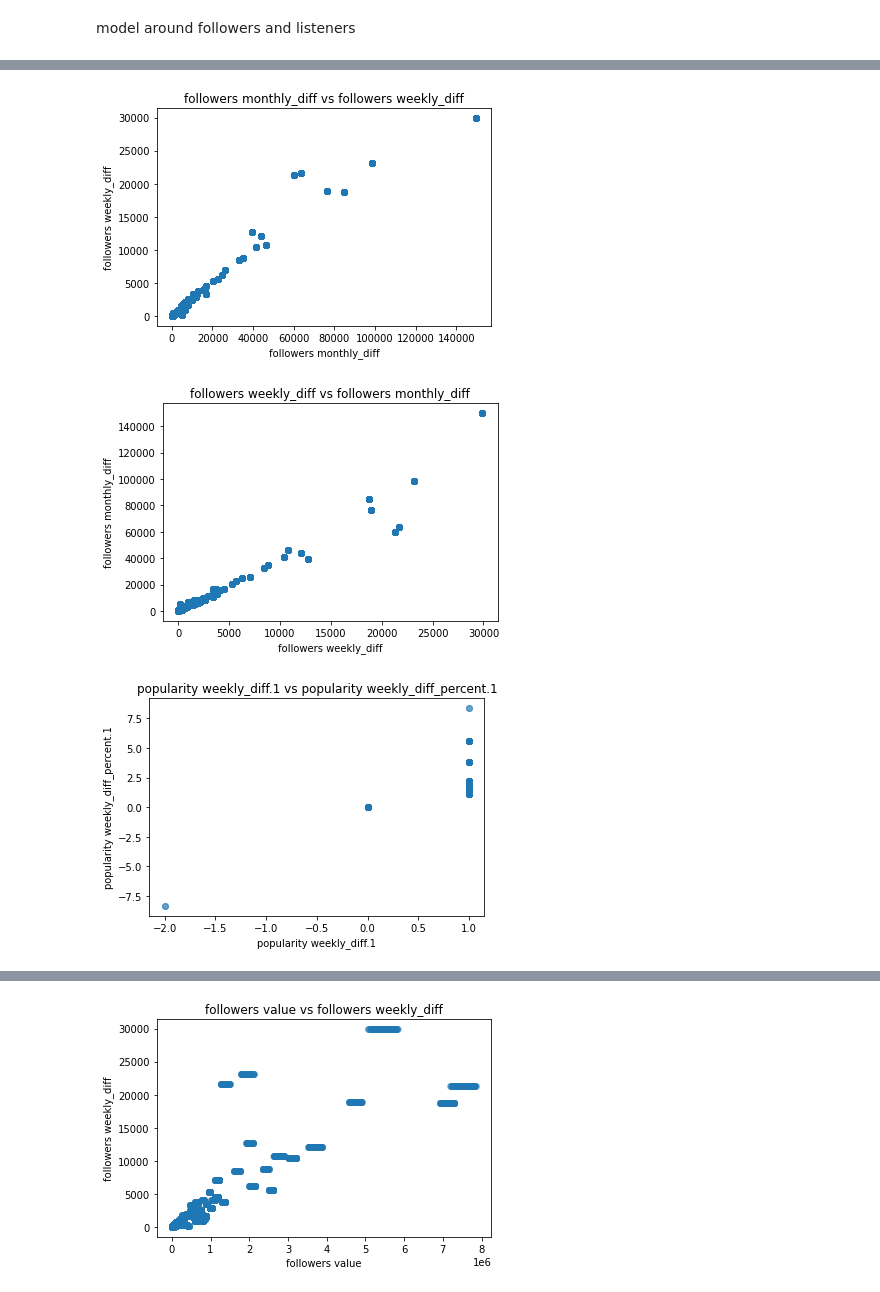
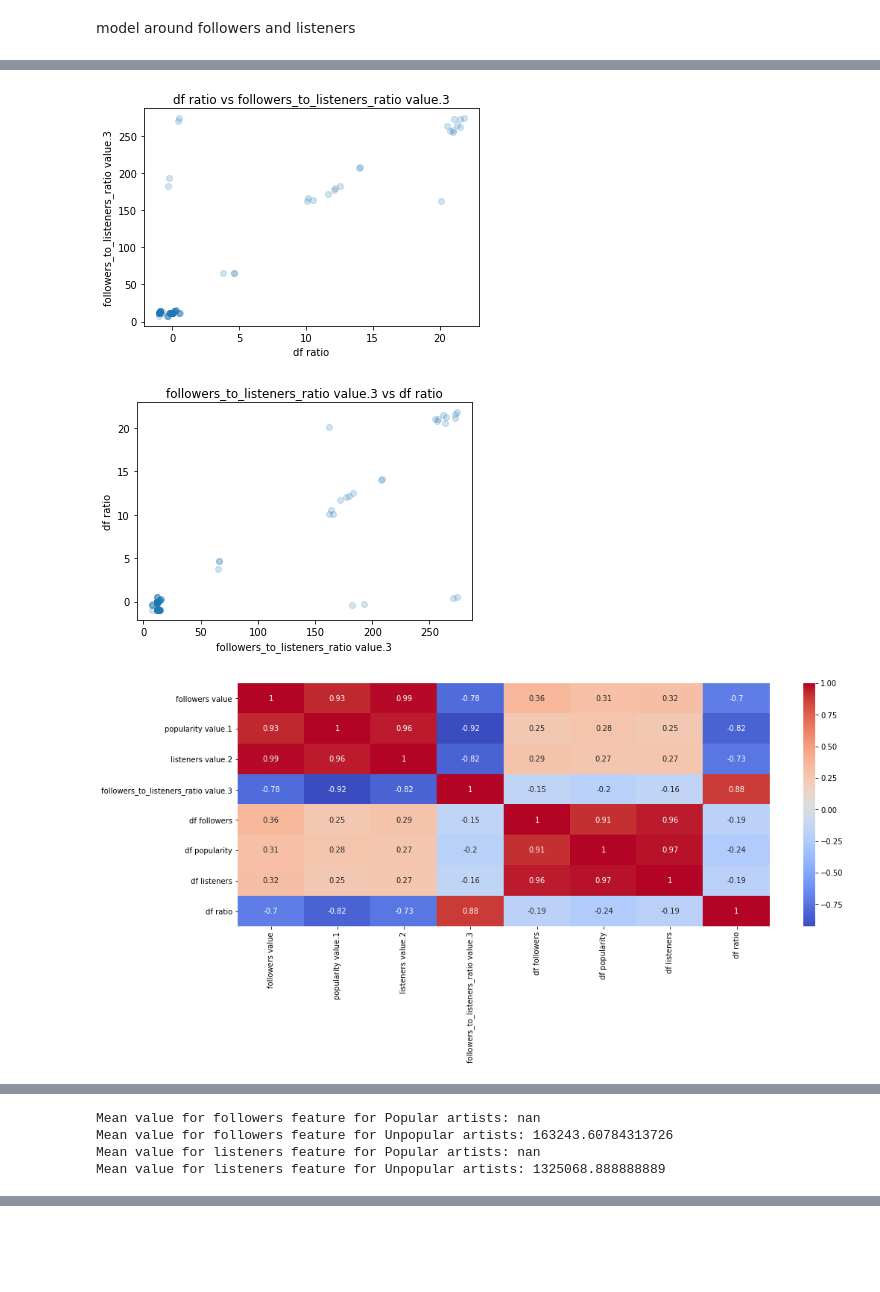
Before and after one commit to Tony363/Chartmetric_Analysis, a Jupyter notebook: Chartmetric_DataConsolidation.ipynb, the cells around one changed output, grey strips where cells are left out. Cells and saved outputs as stored; diff of their text form; code cells hidden in the pictures; blank space fills up the shorter version.

```diff
--- a/Chartmetric_DataConsolidation.ipynb
+++ b/Chartmetric_DataConsolidation.ipynb
@@ -409,11 +494,11 @@ model around followers and listeners
 # %%
-    # data clean
-    df = load_data()
-    set_view_options(max_cols=50, max_rows=50, max_colwidth=40, dis_width=250)
-    duplicated = True in df.columns.duplicated()
-    print(f"duplicate columns: {duplicated}")
-    df = rename_columns(df)
-    df = group_time(df)
-    df
+# data clean
+df = load_data()
+set_view_options(max_cols=50, max_rows=50, max_colwidth=40, dis_width=250)
+duplicated = True in df.columns.duplicated()
+print(f"duplicate columns: {duplicated}\n")
+df = rename_columns(df)
+df.fillna(df.mean(),inplace=True)
+grp,grp_std,grp_norm,grp_stdnorm = group_time(df)
 # %% [output]
 duplicate columns: False
@@ -435,11 +505,19 @@ duplicate columns: False
 # %%
 # prelim insights
-statsdf,info = get_df_info(df)
+statsgrp = get_df_info(grp)
+# statsgrp_std = get_df_info(grp_std)
+# statsgrp_norm = get_df_info(grp_norm)
+# statsgrp_stdnorm = get_df_info(grp_stdnorm)
+get_stats(grp)
 print()
-corr_list,corr_data = calc_correlations(df)
+corr_list,corr_data = calc_correlations(grp)
 plot_index = corr_list[corr_list > 0.5].index
 for plot in plot_index:
-    scatter_plot(df,plot[0],plot[1])
-describe = describe_cols(df,10)
+  scatter_plot(grp,plot[0],plot[1])
+describe = describe_cols(grp,10)
 print()
+plot_heatmap(grp)
+plot_pop_dist(grp)
+undersample_plot(grp)
+plot_univ_dists(grp, 70)
 # %% [output]
@@ -463,3 +541,3 @@ memory usage: 5.0+ MB
-[figure, old version]
+[figure, new version]
-[figure, old version]
+[figure, new version]
-[figure, old version]
+[figure, new version]
@@ -467,0 +546,4 @@ memory usage: 5.0+ MB
+Mean value for followers feature for Popular artists: nan
+Mean value for followers feature for Unpopular artists: 163243.60784313726
+Mean value for listeners feature for Popular artists: nan
+Mean value for listeners feature for Unpopular artists: 1325068.888888889
@@ -470 +551,0 @@ memory usage: 5.0+ MB
-[figure, removed]
```
Also changed, not shown: parts of 9 cells of this notebook.
